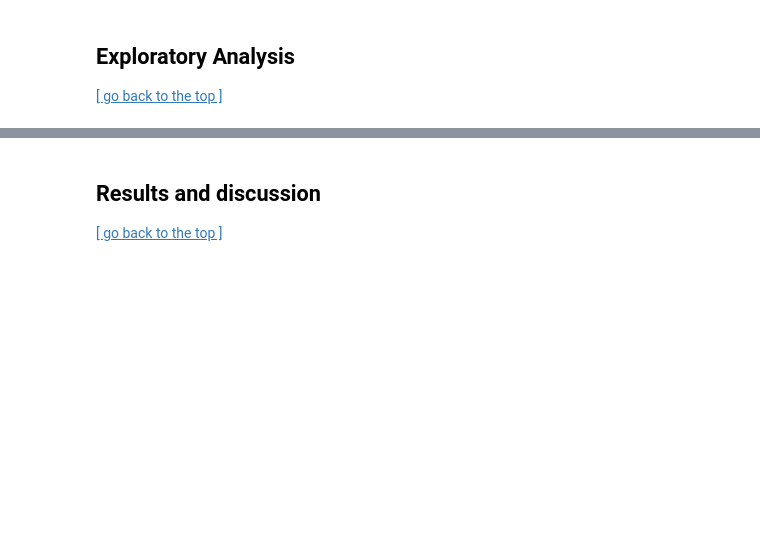
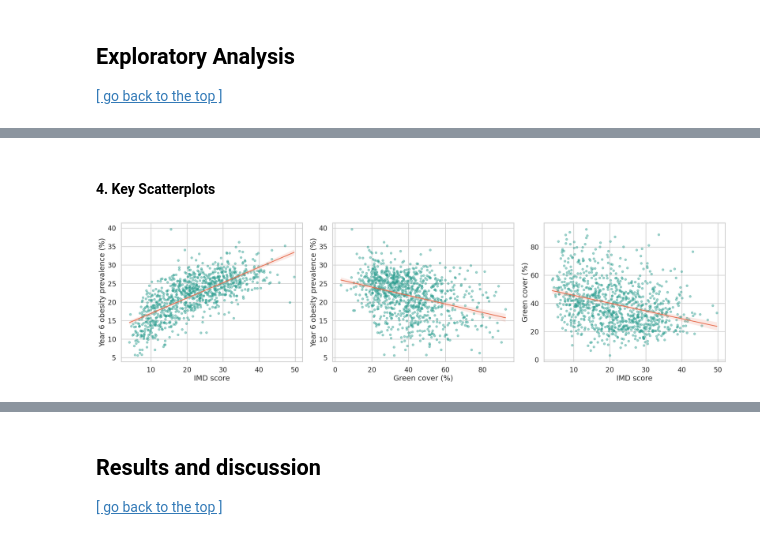
Before and after one commit to Levine-l/CASA0006_project, a Jupyter notebook: Template_submission_CASA0006.ipynb, the cells around one changed output, grey strips where cells are left out. Saved outputs shown, nothing was run; the diff lists cells and outputs as text; code cells hidden in the pictures; blank space fills up the shorter version.

```diff
--- a/Template_submission_CASA0006.ipynb
+++ b/Template_submission_CASA0006.ipynb
@@ -149,0 +326,29 @@ The methodology is designed to identify area-level associations rather than caus
+# %% [markdown]
+#### 4. Key Scatterplots
+# %%
+scatter_specs = [
+    ("imd_score_weighted", "year6_obese_pct", "IMD score", "Year 6 obesity prevalence (%)"),
+    ("green_cover_pct", "year6_obese_pct", "Green cover (%)", "Year 6 obesity prevalence (%)"),
+    ("imd_score_weighted", "green_cover_pct", "IMD score", "Green cover (%)"),
+]
+
+fig, axes = plt.subplots(1, 3, figsize=(22, 6))
+
+for ax, (x_var, y_var, x_label, y_label) in zip(axes, scatter_specs):
+    plot_df = eda[[x_var, y_var]].dropna().copy()
+    sns.regplot(
+        data=plot_df,
+        x=x_var,
+        y=y_var,
+        scatter_kws={"alpha": 0.45, "s": 28, "color": "#2a9d8f"},
+        line_kws={"color": "#e76f51", "lw": 2},
+        ax=ax,
+    )
+    ax.set_xlabel(x_label)
+    ax.set_ylabel(y_label)
+
+fig.tight_layout()
+fig.savefig(FIG_DIR / "scatterplots_key_relationships.png", bbox_inches="tight")
+plt.show()
+# %% [output]
+[figure, added]
```
Also changed, not shown: parts of 10 cells of this notebook.
